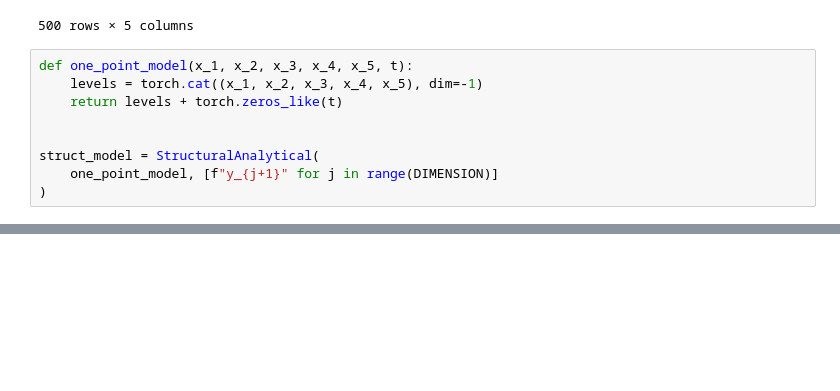
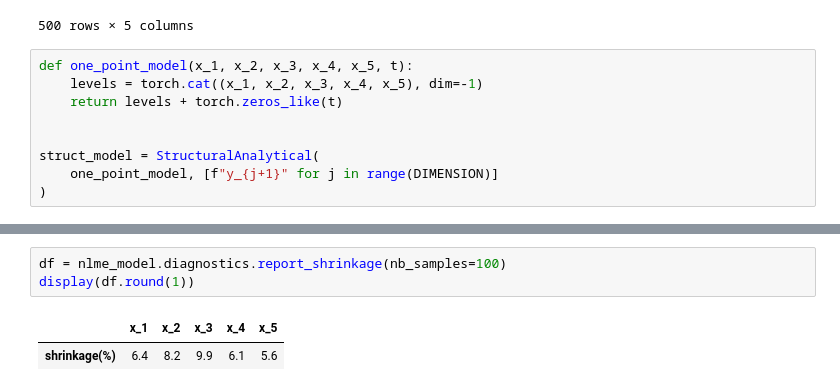
Before and after one commit to novainsilico/vpop-calibration, a Jupyter notebook: examples/synthetic/random_effects.ipynb, the cells around one changed output, grey strips where cells are left out. Drawn from its saved outputs; the diff is of its cells as text; blank space fills up the shorter version.

```diff
--- a/examples/synthetic/random_effects.ipynb
+++ b/examples/synthetic/random_effects.ipynb
@@ -173,0 +165,6 @@ nlme_model.plot.conditional_codistributions()
+# %%
+df = nlme_model.diagnostics.report_shrinkage(nb_samples=100)
+display(df.round(1))
+# %% [output]
+|  | x_1 | x_2 | x_3 | x_4 | x_5 |
+| shrinkage(%) | 6.4 | 8.2 | 9.9 | 6.1 | 5.6 |
```
Also changed, not shown: parts of 14 cells of this notebook, 2 other files.
